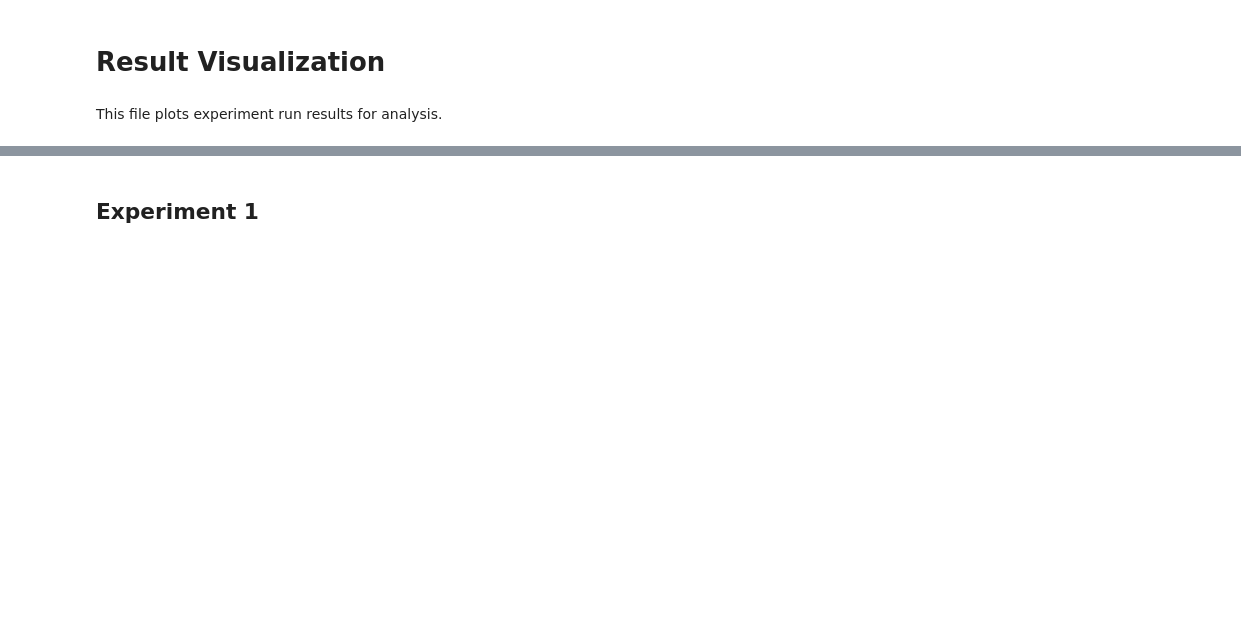
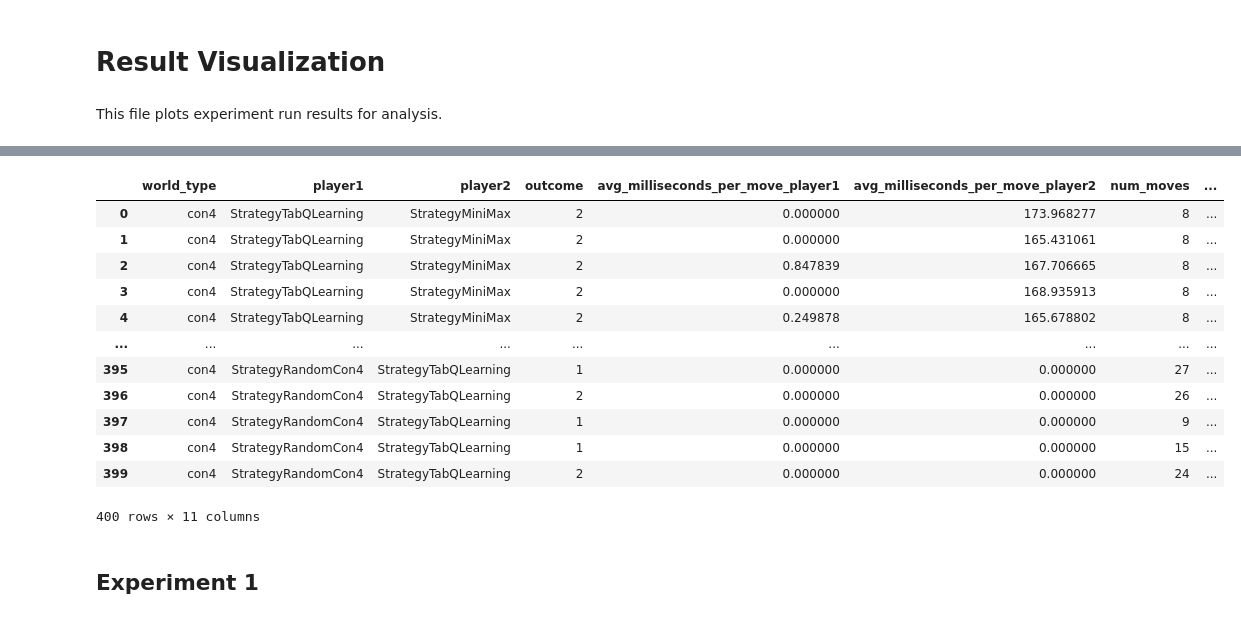
Before and after one commit to ggn1/cs7is2-artificial-intelligence-assignment3, a Jupyter notebook: result_visualization.ipynb, the cells around one changed output, grey strips where cells are left out. Drawn from its saved outputs; the diff is of its cells as text; code cells hidden in the pictures; blank space fills up the shorter version.

```diff
--- a/result_visualization.ipynb
+++ b/result_visualization.ipynb
@@ -12,3 +26,20 @@ df_con4 = pd.read_csv("./__run_results/con4.csv", converters={'session_timestamp
+# %%
+df_con4 = pd.read_csv("./__run_results/con4.csv", converters={'session_timestamp': str})
+df_con4
+# %% [output]
+|  | world_type | player1 | player2 | outcome | avg_milliseconds_per_move_player1 | avg_milliseconds_per_move_player2 | num_moves | ... |
+| 0 | con4 | StrategyTabQLearning | StrategyMiniMax | 2 | 0.000000 | 173.968277 | 8 | ... |
+| 1 | con4 | StrategyTabQLearning | StrategyMiniMax | 2 | 0.000000 | 165.431061 | 8 | ... |
+| 2 | con4 | StrategyTabQLearning | StrategyMiniMax | 2 | 0.847839 | 167.706665 | 8 | ... |
+| 3 | con4 | StrategyTabQLearning | StrategyMiniMax | 2 | 0.000000 | 168.935913 | 8 | ... |
+| 4 | con4 | StrategyTabQLearning | StrategyMiniMax | 2 | 0.249878 | 165.678802 | 8 | ... |
+| ... | ... | ... | ... | ... | ... | ... | ... | ... |
+| 395 | con4 | StrategyRandomCon4 | StrategyTabQLearning | 1 | 0.000000 | 0.000000 | 27 | ... |
+| 396 | con4 | StrategyRandomCon4 | StrategyTabQLearning | 2 | 0.000000 | 0.000000 | 26 | ... |
+| 397 | con4 | StrategyRandomCon4 | StrategyTabQLearning | 1 | 0.000000 | 0.000000 | 9 | ... |
+| 398 | con4 | StrategyRandomCon4 | StrategyTabQLearning | 1 | 0.000000 | 0.000000 | 15 | ... |
+| 399 | con4 | StrategyRandomCon4 | StrategyTabQLearning | 2 | 0.000000 | 0.000000 | 24 | ... |
+400 rows × 11 columns
 # %% [markdown]
 ## Experiment 1
 # %%
```
Also changed, not shown: parts of 3 cells of this notebook, 7 other files.
